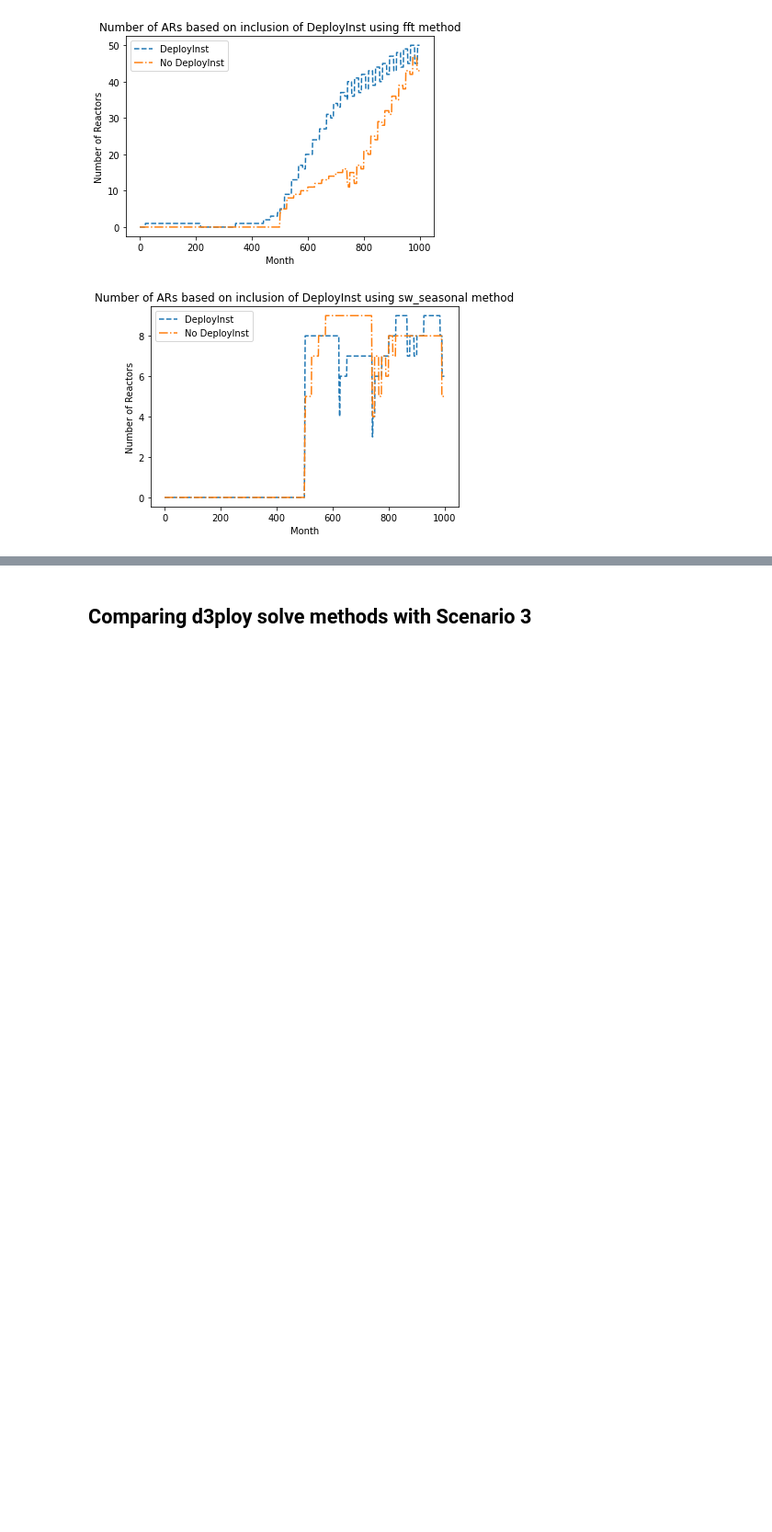
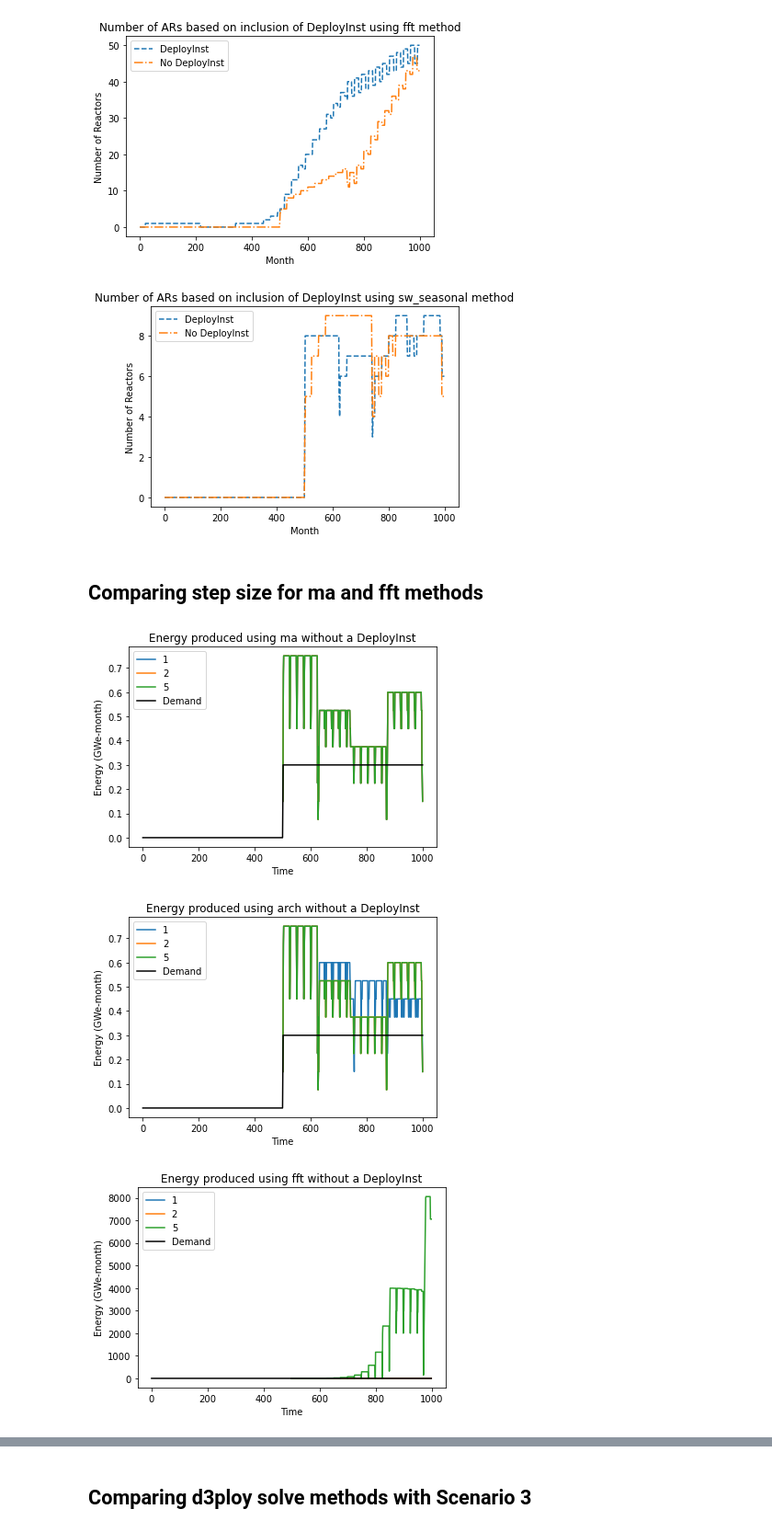
Before and after one commit to abachma2/toy_problems, a Jupyter notebook: cyclus_inputs/Untitled.ipynb, the cells around one changed output, grey strips where cells are left out. Shown at 92% size. Cells and saved outputs as stored; diff of their text form; code cells hidden in the pictures; blank space fills up the shorter version.

Commit message:
expand analysis comparing step sizes

```diff
--- a/cyclus_inputs/Untitled.ipynb
+++ b/cyclus_inputs/Untitled.ipynb
@@ -158,12 +153,26 @@ lines = ['dashed','dashdot']
+# %% [markdown]
+## Comparing step size for ma and fft methods
+# %%
+calc_methods = ["ma", "arch", "fft"]
+steps = [1,2, 5]
+t = np.linspace(0, 999, 1000)
+non_lwr = ['source', 'sink', 'AdvancedReactor',
+               'LWRDeployment', 'sink_source_facilities',
+               'SingleRegion', 'source_inst']
 # %%
-# Compare step size when DeployInst isn't used
+# Compare energy based on step size when DeployInst isn't used
 for calc in calc_methods:
-    out_file = "noDI_" + calc + ".sqlite"
-    energy = tm.get_monthly_electricity(out_file)
-    plt.plot((energy['Year']-1965)*12, energy['Energy'], label=calc)
-t = np.linspace(0, 999, 1000)
-plt.plot(t, np.heaviside(t-500,0.5)*0.3, 'k', label='Demand')
-plt.legend()
-plt.xlabel('Time')
-plt.ylabel('Energy (GWe-month)')
-plt.savefig('d3ploy_algorithm_compare.png')
+    plt.figure()
+    for step in steps:
+        out_file = calc + "_noDI_" + str(step) + ".sqlite"
+        energy = tm.get_monthly_electricity(out_file)
+        plt.plot((energy['Year']-1965)*12, energy['Energy'], label=step)
+    plt.plot(t, np.heaviside(t-500,0.5)*0.3, 'k', label='Demand')
+    plt.legend()
+    plt.xlabel('Time')
+    plt.ylabel('Energy (GWe-month)')
+    plt.title(f'Energy produced using {calc} without a DeployInst')
+# %% [output]
+[figure, added]
+[figure, added]
+[figure, added]
```
Also changed, not shown: parts of 5 cells of this notebook.
